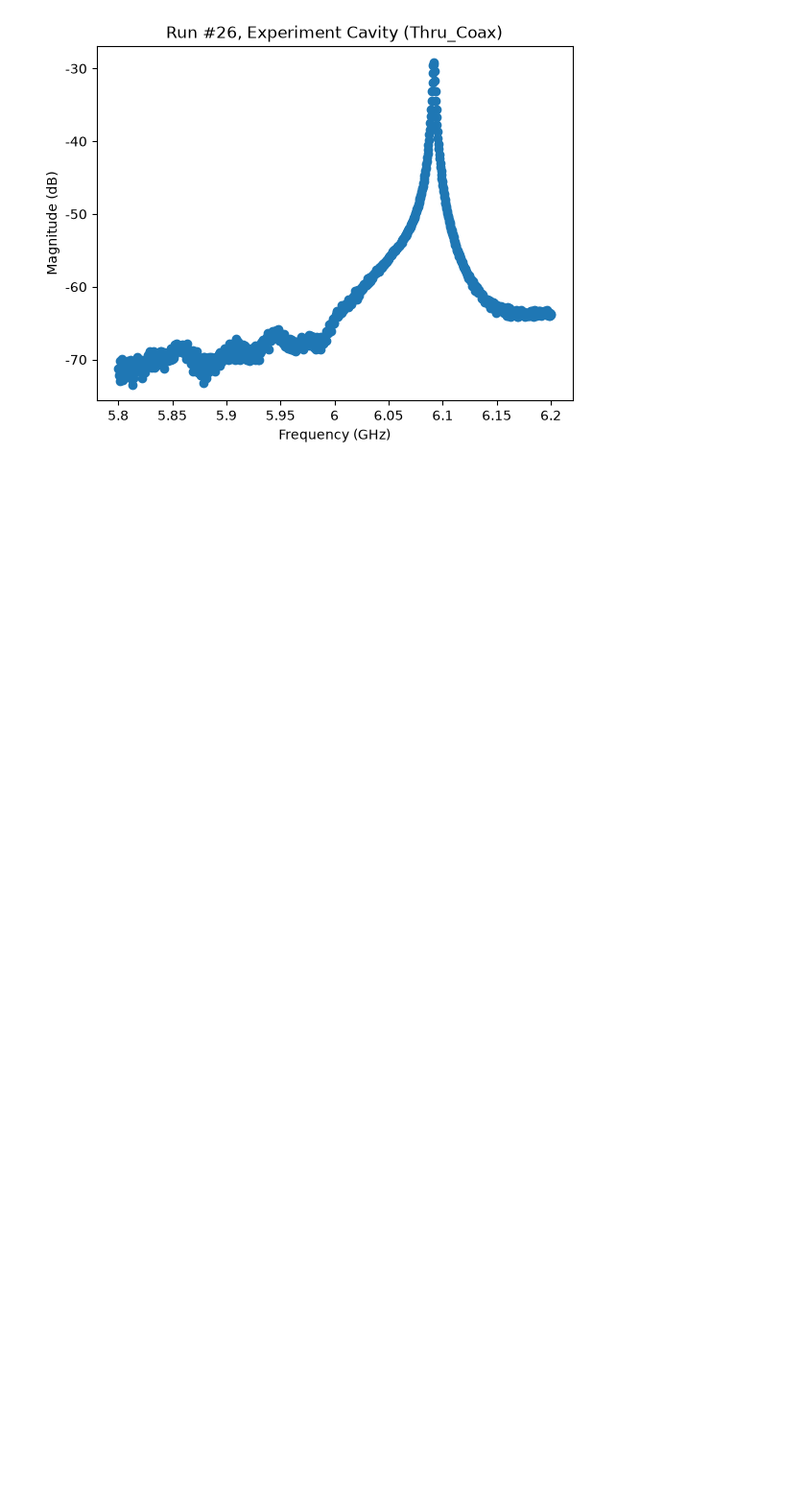
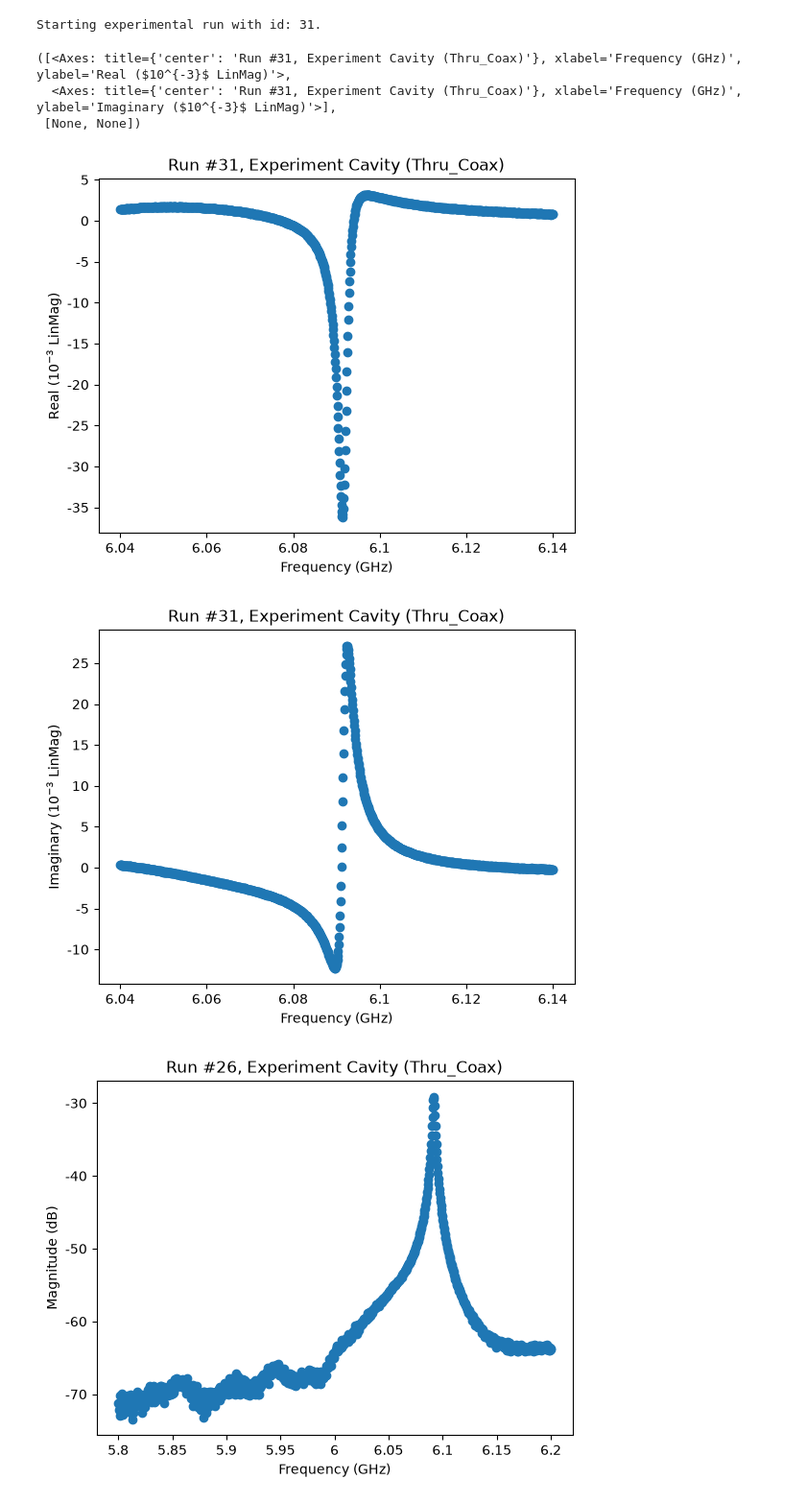
Before and after one commit to Ianborden/Quantum-APL, a Jupyter notebook: qcodes.ipynb, the cells around one changed output. Shown at 96% size. Drawn from its saved outputs; the diff is of its cells as text; code cells hidden in the pictures; blank space fills up the shorter version.

```diff
--- a/qcodes.ipynb
+++ b/qcodes.ipynb
@@ -65,3 +68,23 @@ Starting experimental run with id: 26.
+# %%
+pne.auto_sweep(False)
+meas = Measurement()
+meas.register_parameter(pne.real)
+meas.register_parameter(pne.imaginary)
+
+with meas.run() as datasaver:
+    pne.traces.tr1.run_sweep()
+    real = pne.real()
+    img = pne.imaginary()
+    datasaver.add_result((pne.real, real), (pne.imaginary, img))
+    dataid = datasaver.run_id
+plot_by_id(dataid)
+# %% [output]
+Starting experimental run with id: 31.
+([<Axes: title={'center': 'Run #31, Experiment Cavity (Thru_Coax)'}, xlabel='Frequency (GHz)', ylabel='Real ($10^{-3}$ LinMag)'>,
+  <Axes: title={'center': 'Run #31, Experiment Cavity (Thru_Coax)'}, xlabel='Frequency (GHz)', ylabel='Imaginary ($10^{-3}$ LinMag)'>],
+ [None, None])
+[figure, added]
+[figure, added]
 # %%
 axes, colorbars = plot_by_id(dataid)
 fig = axes[0].figure
```
Also changed, not shown: parts of 19 cells of this notebook, 10 other files.
